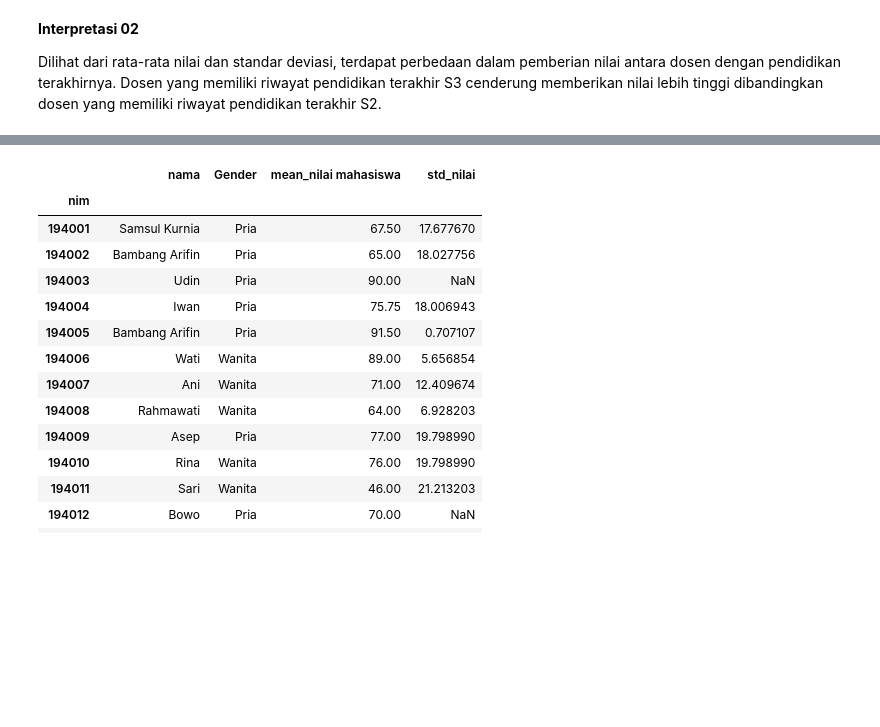
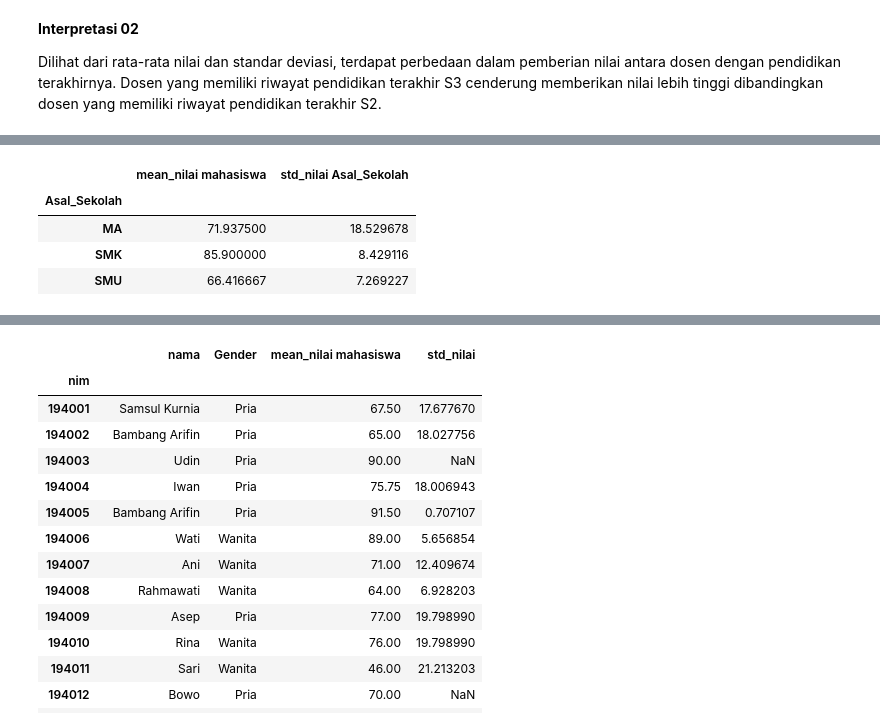
Before and after one commit to muhammadfaridmaulana/Case-Study-02-EDA-Ganjil-2022-Kelompok-2, a Jupyter notebook: Case_Study_02_EDA_Ganjil_2022_Kelompok_2.ipynb, the cells around one changed output, grey strips where cells are left out. Saved outputs shown, nothing was run; the diff lists cells and outputs as text; code cells hidden in the pictures; blank space fills up the shorter version.

```diff
--- a/Case_Study_02_EDA_Ganjil_2022_Kelompok_2.ipynb
+++ b/Case_Study_02_EDA_Ganjil_2022_Kelompok_2.ipynb
@@ -96,0 +126,12 @@ Dilihat dari rata-rata nilai dan standar deviasi, terdapat perbedaan dalam pembe
+# %%
+perbedaan = perform_mahasiswa.groupby(perform_mahasiswa['Asal_Sekolah']).mean()[['mean_nilai mahasiswa']]
+s_b = perform_mahasiswa.groupby(perform_mahasiswa['Asal_Sekolah']).std()[['mean_nilai mahasiswa']]
+s_b = s_b.rename({'mean_nilai mahasiswa': 'std_nilai Asal_Sekolah'}, axis=1)
+perbedaan = pd.concat([perbedaan, s_b], axis=1)
+perbedaan
+# %% [output]
+|  | mean_nilai mahasiswa | std_nilai Asal_Sekolah |
+| Asal_Sekolah |  |  |
+| MA | 71.937500 | 18.529678 |
+| SMK | 85.900000 | 8.429116 |
+| SMU | 66.416667 | 7.269227 |
```
Also changed, not shown: parts of 17 cells of this notebook.
